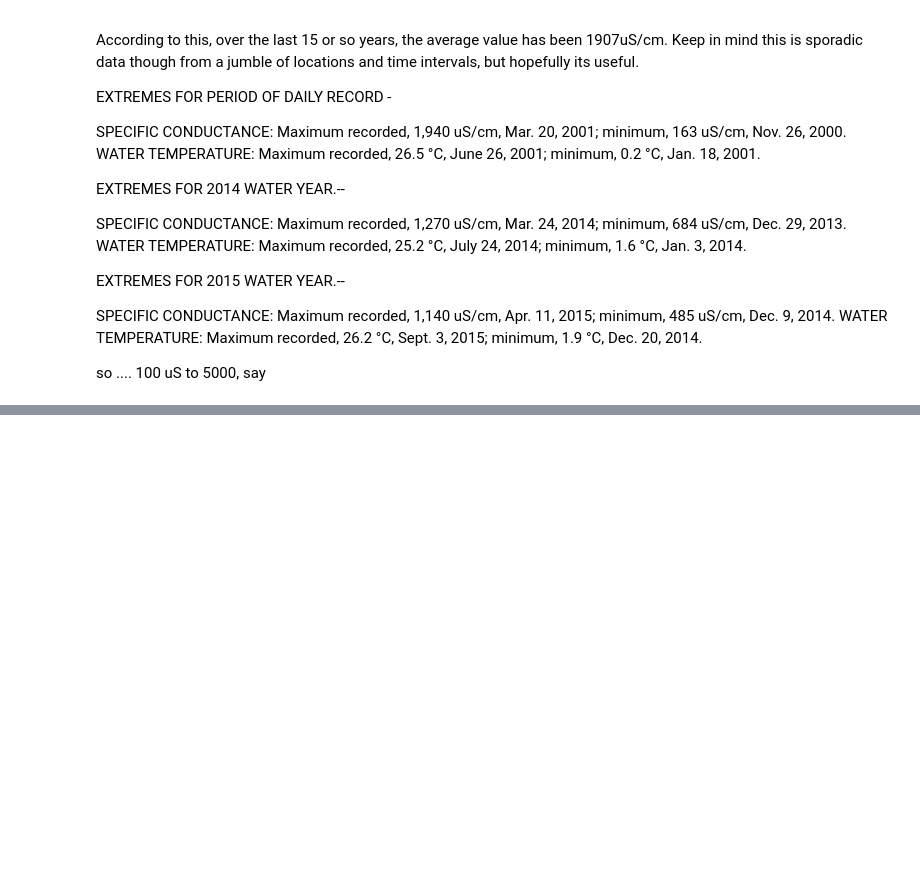
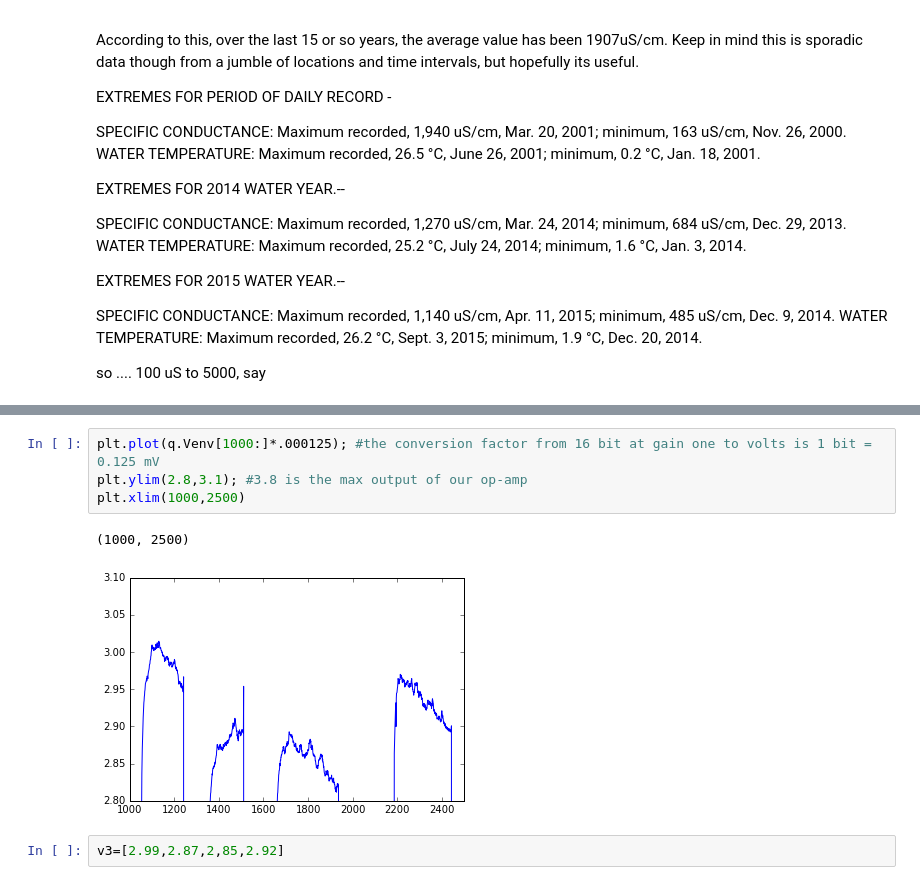
Before and after one commit to koson/conductivity-research, a Jupyter notebook: wien.ipynb, the cells around one changed output, grey strips where cells are left out. Saved outputs shown, nothing was run; the diff lists cells and outputs as text; blank space fills up the shorter version.

```diff
--- a/wien.ipynb
+++ b/wien.ipynb
@@ -616,0 +713,9 @@ Note that the difference is completely consistent -- same difference for all Rg,
+# %%
+plt.plot(q.Venv[1000:]*.000125); #the conversion factor from 16 bit at gain one to volts is 1 bit = 0.125 mV
+plt.ylim(2.8,3.1); #3.8 is the max output of our op-amp
+plt.xlim(1000,2500)
+# %% [output]
+(1000, 2500)
+[figure, added]
+# %%
+v3=[2.99,2.87,2,85,2.92]
```
Also changed, not shown: parts of 52 cells of this notebook, 7 other files.
